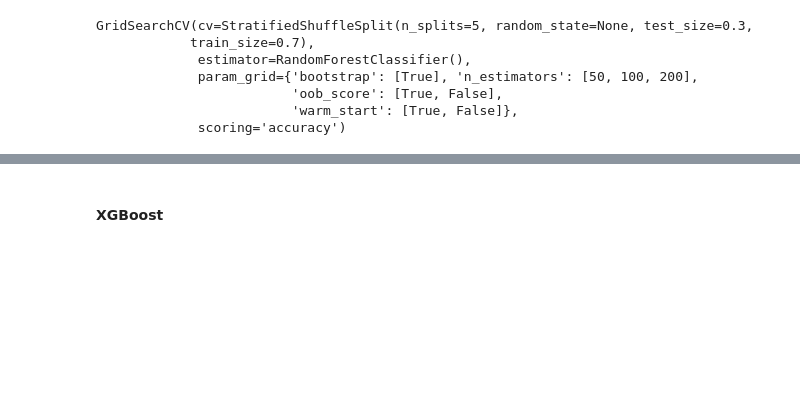
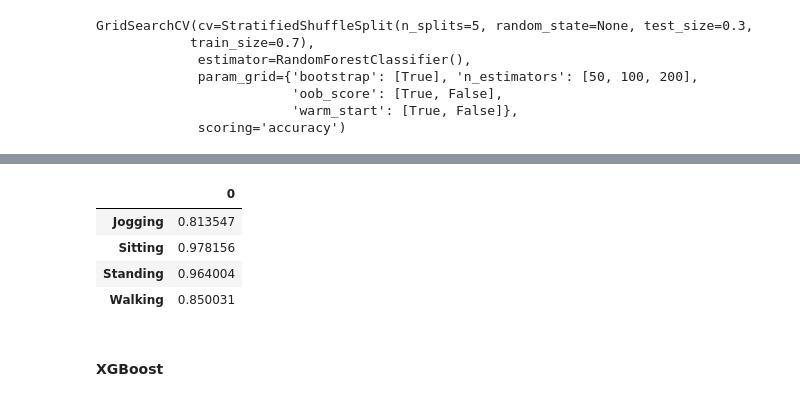
Before and after one commit to DarkNacho/UTAL_MachineLearning2022-2, a Jupyter notebook: proyecto_machine_learning.ipynb, the cells around one changed output, grey strips where cells are left out. Drawn from its saved outputs; the diff is of its cells as text; code cells hidden in the pictures; blank space fills up the shorter version.

```diff
--- a/proyecto_machine_learning.ipynb
+++ b/proyecto_machine_learning.ipynb
@@ -421,3 +436,12 @@ auc: 0.9889491587292021
+# %%
+accuracy_per_activity = pd.DataFrame([cm_act.iloc[i][i]/np.sum(cm_act.iloc[i]) for i in range(4)],index=label.classes_)
+accuracy_per_activity
+# %% [output]
+|  | 0 |
+| Jogging | 0.813547 |
+| Sitting | 0.978156 |
+| Standing | 0.964004 |
+| Walking | 0.850031 |
 # %% [markdown]
 #### XGBoost
 # %%
```
Also changed, not shown: parts of 10 cells of this notebook.
